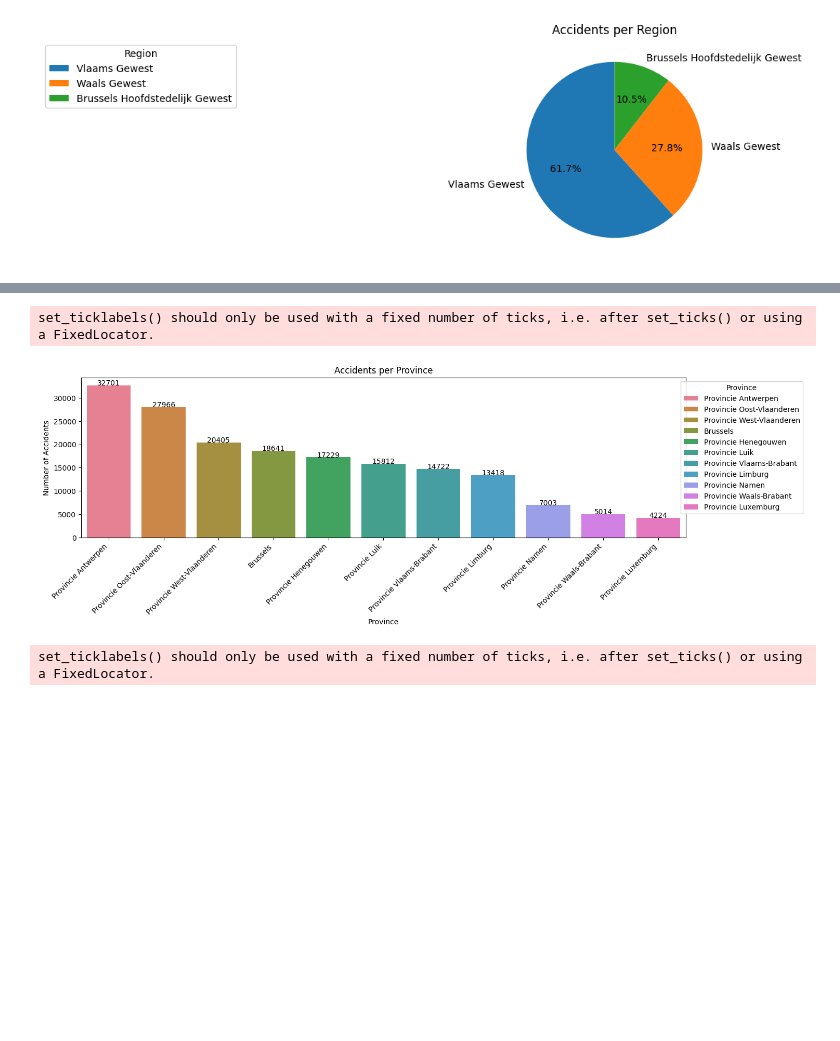
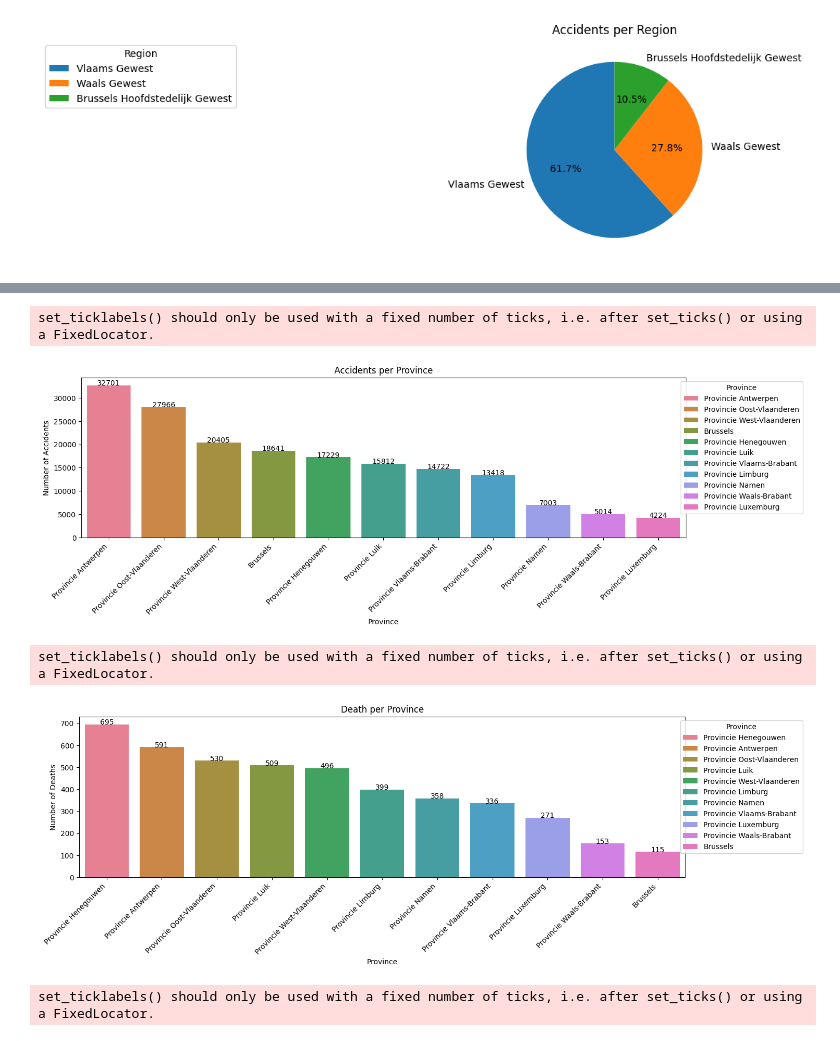
Before and after one commit to bhusalgokarna/Modular_Base_Coding, a Jupyter notebook: Visualization.ipynb, the cells around one changed output, grey strips where cells are left out. Cells and saved outputs as stored; diff of their text form; code cells hidden in the pictures; blank space fills up the shorter version.

```diff
--- a/Visualization.ipynb
+++ b/Visualization.ipynb
@@ -108,28 +125,44 @@ fig.show()
 # %%
 # lets move one step deeper to do analysis by province
 fig,ax=plt.subplots(figsize=(15,4))
 accidents_per_province = df.groupby('Province')[['Accident']].sum()
 accidents_per_province = accidents_per_province.sort_values(by='Accident',ascending=False).reset_index()
 sns.barplot(data=accidents_per_province, x='Province', y='Accident',hue='Province',legend=True)
 for i in range(len(accidents_per_province)):
     plt.text(i, accidents_per_province['Accident'][i], accidents_per_province['Accident'][i], ha = 'center')
 plt.title('Accidents per Province')
 plt.xlabel('Province')
 plt.ylabel('Number of Accidents')
 plt.legend(title='Province',loc='upper right',bbox_to_anchor=(1.2, 1))
 ax.set_xticklabels(ax.get_xticklabels(), rotation=45, horizontalalignment='right')
 plt.show()
 
 # Grouping accidents per province and year
 accidents_per_province = df.groupby(['Year', 'Province'])[['Accident']].sum()
 accidents_per_province = accidents_per_province.reset_index()
 fig=px.line(accidents_per_province, x='Year', y='Accident', title='Accidents per Province by Year', color='Province',
         labels={'Year':'Year', 'Accident':'Number of Accidents', 'Province':'Province'},line_group='Province',markers=True)
-fig.write_html('Accidents_per_Province_by_Year.html')
+#fig.write_html('Accidents_per_Province_by_Year.html')
 fig.show()
+
+# Death per provience..
+fig,ax=plt.subplots(figsize=(15,4))
+accidents_per_province = df.groupby('Province')[['total_Deaths']].sum()
+accidents_per_province = accidents_per_province.sort_values(by='total_Deaths',ascending=False).reset_index()
+sns.barplot(data=accidents_per_province, x='Province', y='total_Deaths',hue='Province',legend=True)
+for i in range(len(accidents_per_province)):
+    plt.text(i, accidents_per_province['total_Deaths'][i], accidents_per_province['total_Deaths'][i], ha = 'center')
+plt.title('Death per Province')
+plt.xlabel('Province')
+plt.ylabel('Number of Deaths')
+plt.legend(title='Province',loc='upper right',bbox_to_anchor=(1.2, 1))
+ax.set_xticklabels(ax.get_xticklabels(), rotation=45, horizontalalignment='right')
+plt.show()
 # %% [output]
 set_ticklabels() should only be used with a fixed number of ticks, i.e. after set_ticks() or using a FixedLocator.
 [figure]
+set_ticklabels() should only be used with a fixed number of ticks, i.e. after set_ticks() or using a FixedLocator.
+[figure, added]
 # %%
 # To 10 municipalities with most accidents by year
 fig,ax=plt.subplots(figsize=(15,4))
```
Also changed, not shown: parts of 6 cells of this notebook, 6 other files.
